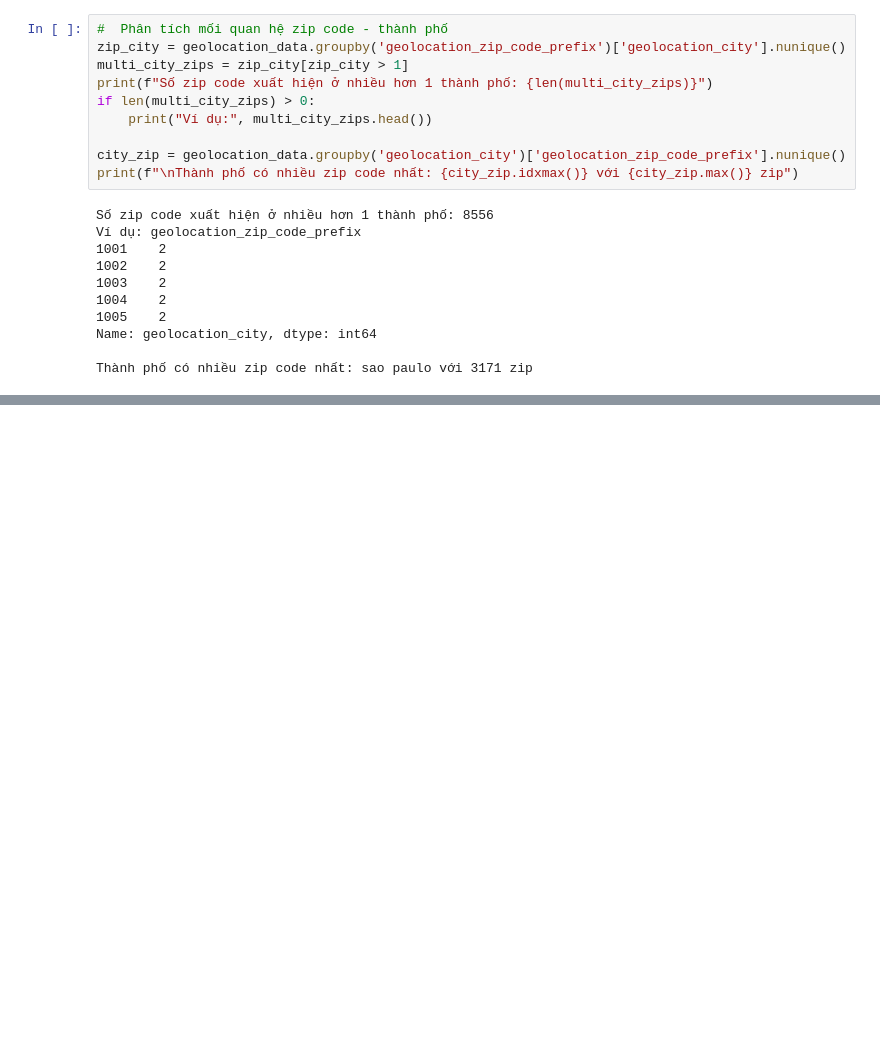
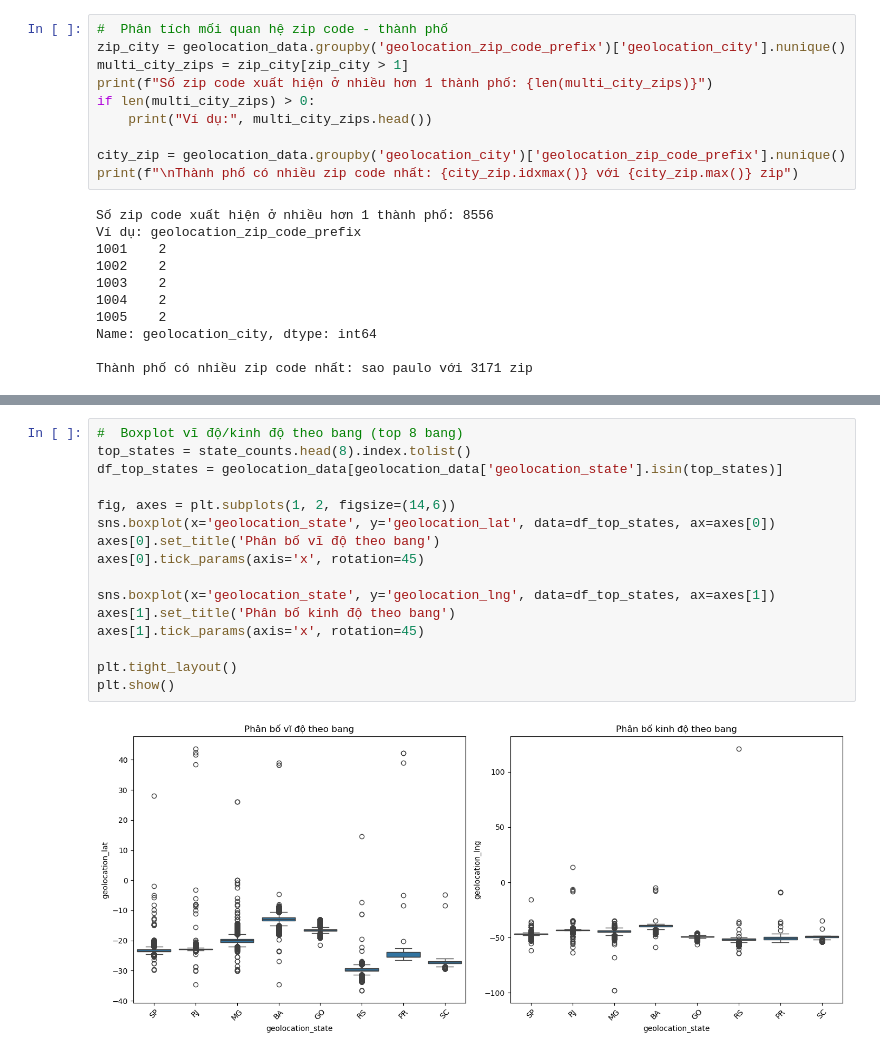
Before and after one commit to zhoang-1/multi-agent-churn-prediction, a Jupyter notebook: notebook/EDA/08_EDA_geolocation.ipynb, the cells around one changed output, grey strips where cells are left out. Drawn from its saved outputs; the diff is of its cells as text; blank space fills up the shorter version.

```diff
--- a/notebook/EDA/08_EDA_geolocation.ipynb
+++ b/notebook/EDA/08_EDA_geolocation.ipynb
@@ -149,0 +162,18 @@ plt.show()
+# %%
+#  Boxplot vĩ độ/kinh độ theo bang (top 8 bang)
+top_states = state_counts.head(8).index.tolist()
+df_top_states = geolocation_data[geolocation_data['geolocation_state'].isin(top_states)]
+
+fig, axes = plt.subplots(1, 2, figsize=(14,6))
+sns.boxplot(x='geolocation_state', y='geolocation_lat', data=df_top_states, ax=axes[0])
+axes[0].set_title('Phân bố vĩ độ theo bang')
+axes[0].tick_params(axis='x', rotation=45)
+
+sns.boxplot(x='geolocation_state', y='geolocation_lng', data=df_top_states, ax=axes[1])
+axes[1].set_title('Phân bố kinh độ theo bang')
+axes[1].tick_params(axis='x', rotation=45)
+
+plt.tight_layout()
+plt.show()
+# %% [output]
+[figure, added]
```
Also changed, not shown: parts of 8 cells of this notebook, 1 other file.
